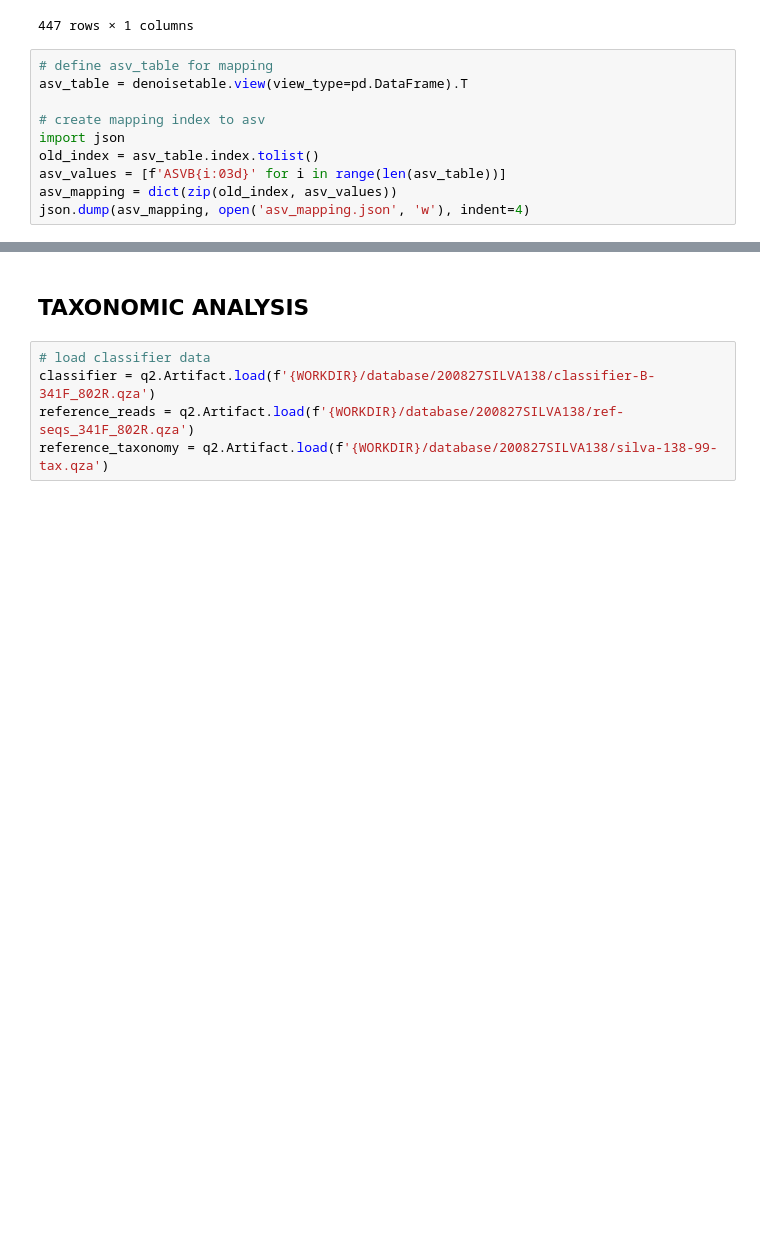
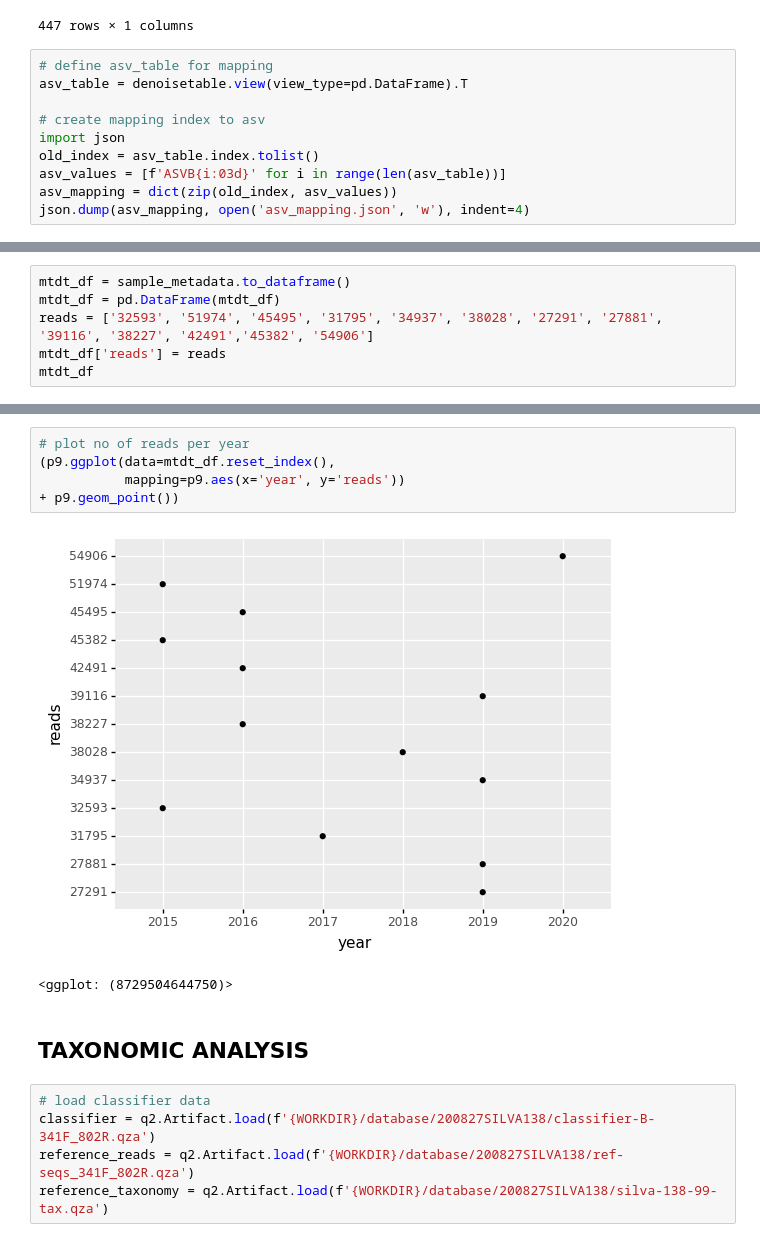
Before and after one commit to nezapajek/proteus-skin-microbiome, a Jupyter notebook: bacteria/02_taxonomic-analysis.ipynb, the cells around one changed output, grey strips where cells are left out. Cells and saved outputs as stored; diff of their text form; blank space fills up the shorter version.

```diff
--- a/bacteria/02_taxonomic-analysis.ipynb
+++ b/bacteria/02_taxonomic-analysis.ipynb
@@ -58,0 +69,6 @@ json.dump(asv_mapping, open('asv_mapping.json', 'w'), indent=4)
+# %%
+mtdt_df = sample_metadata.to_dataframe()
+mtdt_df = pd.DataFrame(mtdt_df)
+reads = ['32593', '51974', '45495', '31795', '34937', '38028', '27291', '27881', '39116', '38227', '42491','45382', '54906']
+mtdt_df['reads'] = reads
+mtdt_df
@@ -59,3 +91,11 @@ json.dump(asv_mapping, open('asv_mapping.json', 'w'), indent=4)
+# %%
+# plot no of reads per year
+(p9.ggplot(data=mtdt_df.reset_index(),
+           mapping=p9.aes(x='year', y='reads'))
++ p9.geom_point())
+# %% [output]
+[figure, added]
+<ggplot: (8729504644750)>
 # %% [markdown]
 ## TAXONOMIC ANALYSIS
 # %%
```
Also changed, not shown: parts of 17 cells of this notebook, 30 other files.
